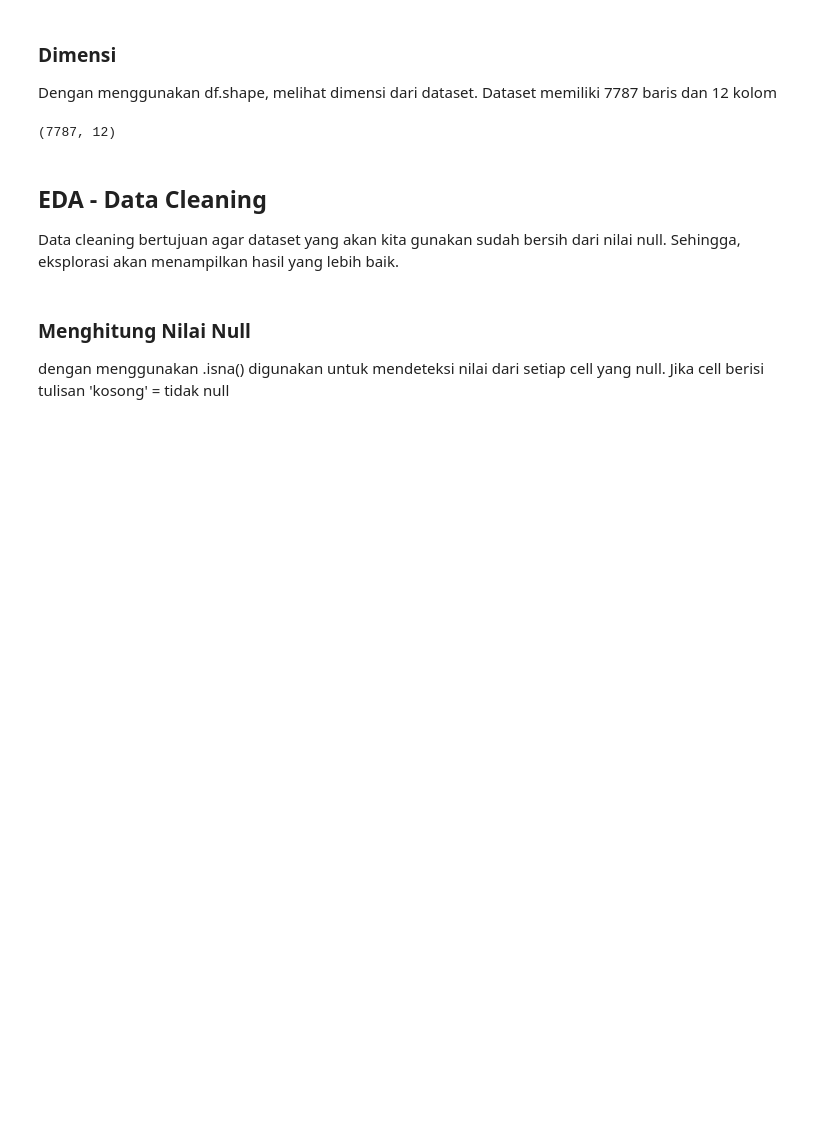
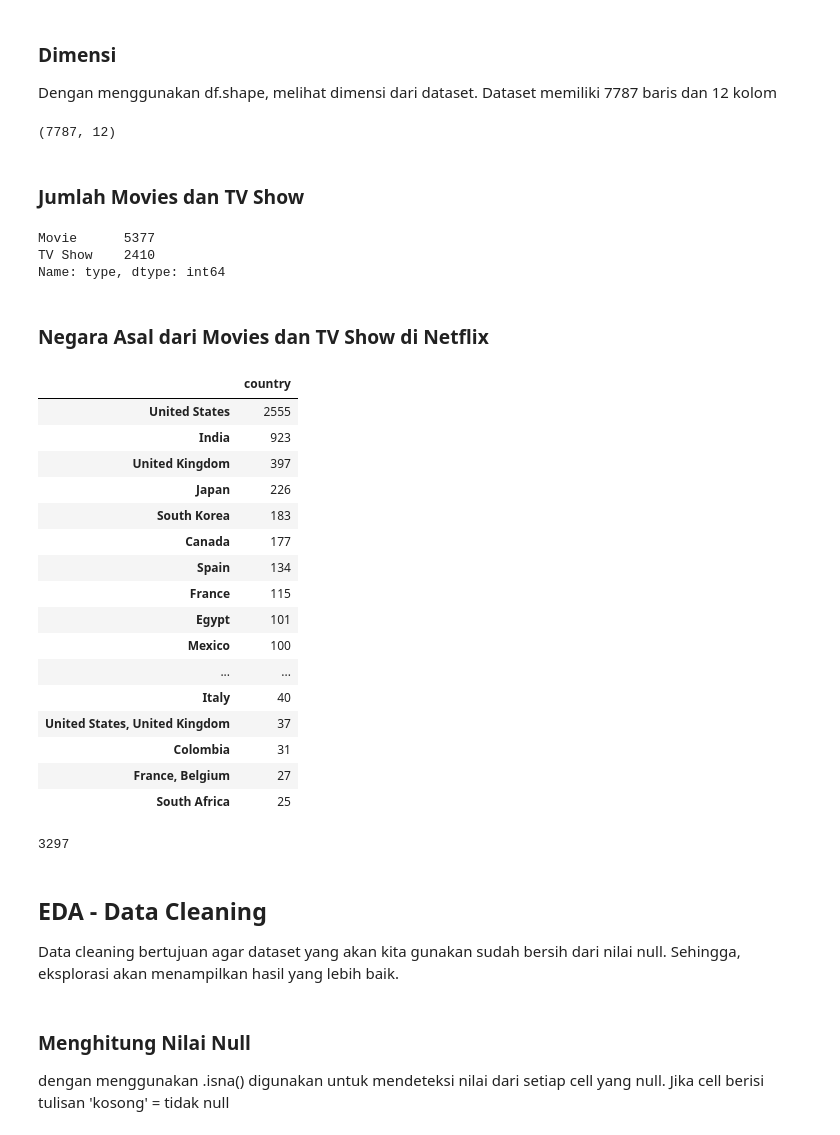
Before and after one commit to sieniecelicia19/eda-netflix, a Jupyter notebook: EDA-Netflix.ipynb, the cells around one changed output. Drawn from its saved outputs; the diff is of its cells as text; code cells hidden in the pictures; blank space fills up the shorter version.

Commit message:
Penambahan Eksplorasi
menampilkan daftar semua negara

```diff
--- a/EDA-Netflix.ipynb
+++ b/EDA-Netflix.ipynb
@@ -59,6 +59,42 @@ Dengan menggunakan df.shape, melihat dimensi dari dataset. Dataset memiliki 7787
 df.shape
 # %% [output]
 (7787, 12)
+# %% [markdown]
+### Jumlah Movies dan TV Show
+# %%
+df['type'].value_counts()
+# %% [output]
+Movie      5377
+TV Show    2410
+Name: type, dtype: int64
+# %% [markdown]
+### Negara Asal dari Movies dan TV Show di Netflix
+# %%
+country = df['country'].value_counts().head(30)
+pd.DataFrame(country)
+# %% [output]
+|  | country |
+| United States | 2555 |
+| India | 923 |
+| United Kingdom | 397 |
+| Japan | 226 |
+| South Korea | 183 |
+| Canada | 177 |
+| Spain | 134 |
+| France | 115 |
+| Egypt | 101 |
+| Mexico | 100 |
+| ... | ... |
+| Italy | 40 |
+| United States, United Kingdom | 37 |
+| Colombia | 31 |
+| France, Belgium | 27 |
+| South Africa | 25 |
+# %%
+cc = df['country'].str.contains('United States')
+cc.sum()
+# %% [output]
+3297
 # %% [markdown]
 ## EDA - Data Cleaning
 Data cleaning bertujuan agar dataset yang akan kita gunakan sudah bersih dari nilai null. Sehingga, eksplorasi akan menampilkan hasil yang lebih baik.
```
Also changed, not shown: parts of 38 cells of this notebook.
